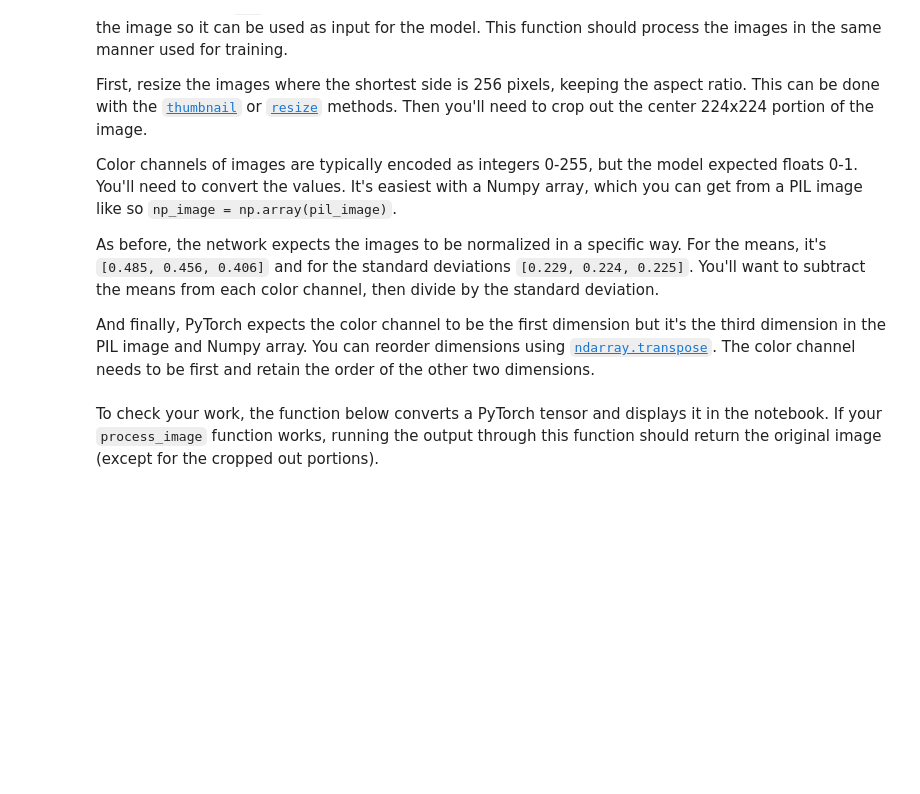
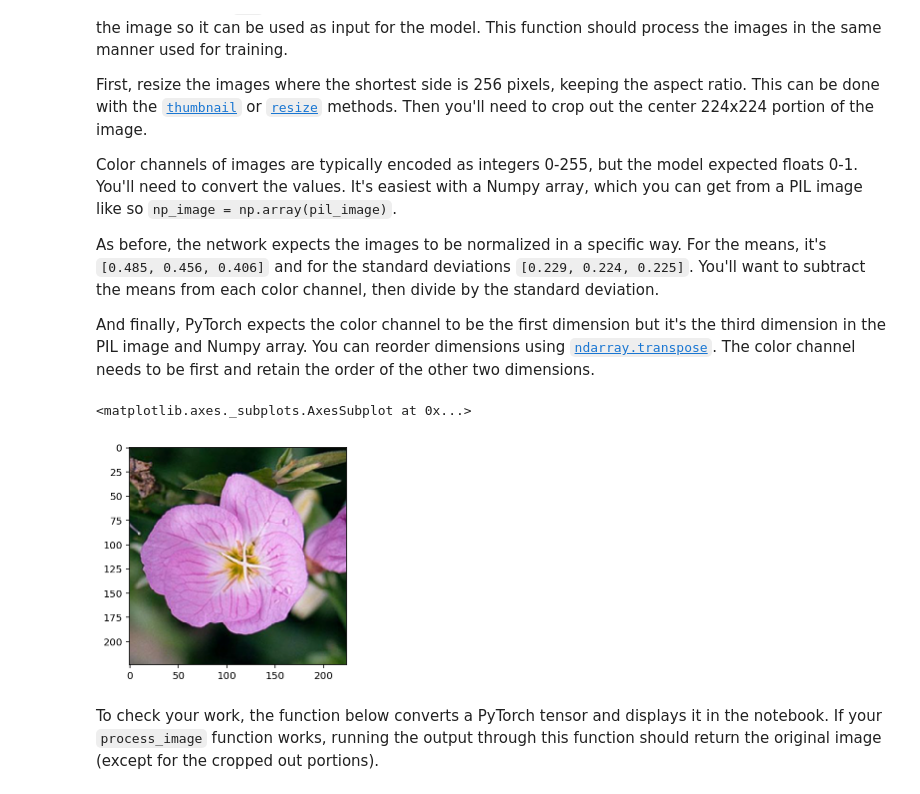
Before and after one commit to CosmicMiriam/ImageClassifier, a Jupyter notebook: Image Classifier Project.ipynb, the cells around one changed output. Saved outputs shown, nothing was run; the diff lists cells and outputs as text; code cells hidden in the pictures; blank space fills up the shorter version.

```diff
--- a/Image Classifier Project.ipynb
+++ b/Image Classifier Project.ipynb
@@ -301,5 +328,7 @@ def load_checkpoint(filepath):
 
     return model
 
-model = load_checkpoint('checkpoint1.pth')
+model = load_checkpoint('checkpoint.pth')
+
+model
 # %% [output]
@@ -356,2 +378,33 @@ def process_image(image):
+# %%
+def process_image(image):
+    ''' Scales, crops, and normalizes a PIL image for a PyTorch model,
+        returns an Numpy array
+    '''
+
+    size = 256, 256
+
+    # Process a PIL image for use in a PyTorch model
+    pil_image = Image.open(image)
+    pil_image.thumbnail(size)
+
+    # The crop method from the Image module takes four coordinates as input.
+    # The right can also be represented as (left+width)
+    # and lower can be represented as (upper+height).
+    (left, upper, right, lower) = (16, 16, 240, 240)
+
+    pil_image = pil_image.crop((left, upper, right, lower))
+
+    np_image = np.array(pil_image) / 255
+
+    np_image = (np_image - mean) / std
+
+    np_image = np_image.transpose((2, 1, 0))
+
+    return np_image
+
+imshow(process_image(train_dir + "/1/image_06734.jpg"))
+# %% [output]
+<matplotlib.axes._subplots.AxesSubplot at 0x...>
+[figure, added]
 # %% [markdown]
 To check your work, the function below converts a PyTorch tensor and displays it in the notebook. If your `process_image` function works, running the output through this function should return the original image (except for the cropped out portions).
```
Also changed, not shown: parts of 11 cells of this notebook.
